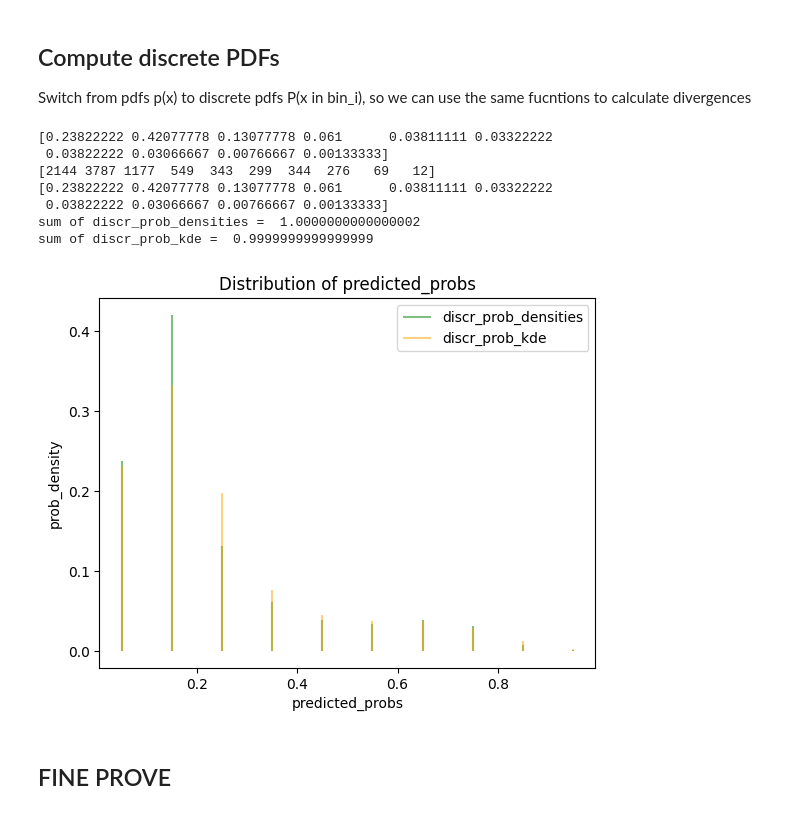
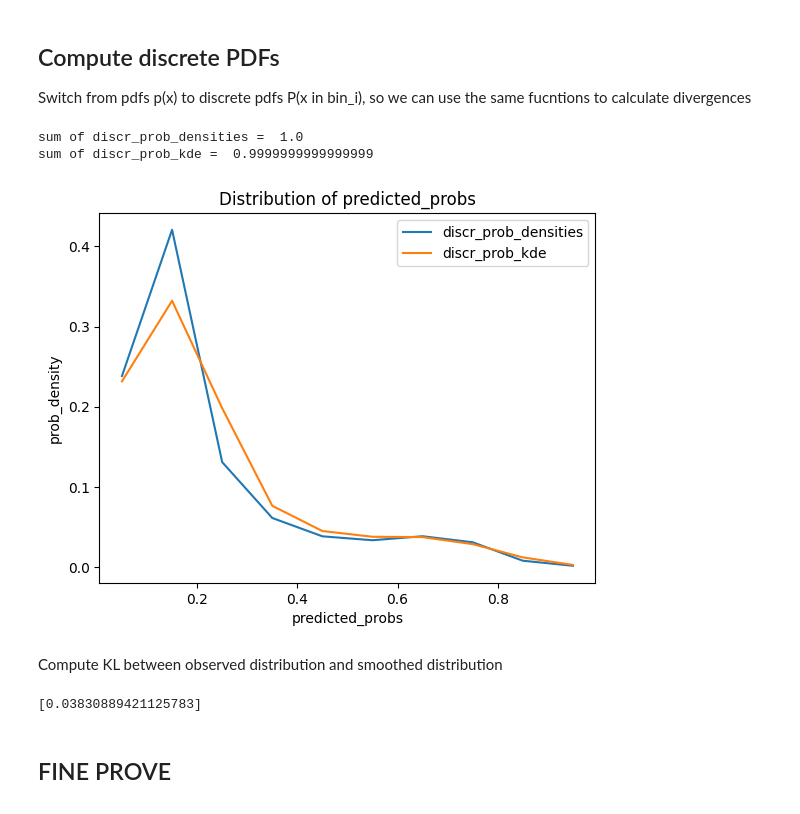
Before and after one commit to DLBD-Department/BRIO_x_Alkemy, a Jupyter notebook: notebooks/test_divergences_with_probabilities.ipynb, the cells around one changed output. Saved outputs shown, nothing was run; the diff lists cells and outputs as text; code cells hidden in the pictures.

```diff
--- a/notebooks/test_divergences_with_probabilities.ipynb
+++ b/notebooks/test_divergences_with_probabilities.ipynb
@@ -131,10 +283,12 @@ There are two common used options
 # %%
+n_bins_kde = 100
+bin_width_kde = (max_range-min_range)/n_bins_kde
 # if kernel ='Gaussian, suggested bandwidth='scott' --> bandwidth = n**(-1./(d+4)), wher n= number of observations, d=number of dimensions (1 in our case, since the only input is predicted_prob)
 # if using kernel='tophat' (rectangular kernel) I suggest bandwidth=bin_width
+#model = KernelDensity(bandwidth=bin_width_kde, kernel='gaussian')
 model = KernelDensity(bandwidth=bin_width, kernel='tophat')
 model.fit(df_with_predictions[['predicted_probs']])
 # compute smoothed prob. densities on the predicted_probs range, on a number of equally distantiated points
-n_bins_kde = n_bins*10
 x_to_predict = np.linspace(min_range, max_range, n_bins_kde)[:, np.newaxis] #dimesion must be the same of the fit input
 prob_kde = np.exp(model.score_samples(x_to_predict))
 
@@ -218,40 +372,51 @@ def discr_kde(bin_edges, x_to_predict, prob_kde):
         dx = end_edge - start_edge
         # Find indices within the range defined by bin edges
         indices = np.where((x_to_predict >= start_edge) & (x_to_predict < end_edge))[0]
         if i == (len(bin_edges) - 2):
             indices = np.where((x_to_predict >= start_edge) & (x_to_predict <= end_edge))[0]
 
         #print(indices)
 
         discr_prob_densities.append(dx*(prob_kde[indices[-1]] + prob_kde[indices[0]])/2)
         #discr_prob_densities.append(dx*np.mean(prob_kde[indices]))
 
     #correction: discrete integration (especially on bins wider than the original ones) could cause the discrete pdf not to sum exactly to one
     discr_prob_densities = np.array(discr_prob_densities)/(np.sum(discr_prob_densities))
     return discr_prob_densities
 
 
 
 discr_prob_kde = discr_kde(bin_edges, x_to_predict[:,0], prob_kde_norm)
 print('sum of discr_prob_kde = ',discr_prob_kde.sum())
 
 
-
 #plot normalized kde, along with the original pdf
 #plt.hist(df_with_predictions['predicted_probs'], bins=n_bins, range=(min_range,max_range), edgecolor='black', density=True, label='original')
-plt.vlines(median_points, ymin=0, ymax=discr_prob_densities, label='discr_prob_densities', color='green', alpha=0.5)
-plt.vlines(median_points, ymin=0, ymax=discr_prob_kde, label='discr_prob_kde', color='orange', alpha=0.5)
+#plt.vlines(median_points, ymin=0, ymax=discr_prob_densities, label='discr_prob_densities', color='green', alpha=0.5)
+#plt.vlines(median_points, ymin=0, ymax=discr_prob_kde, label='discr_prob_kde', color='orange', alpha=0.5)
+plt.plot(median_points,discr_prob_densities, label='discr_prob_densities')
+plt.plot(median_points,discr_prob_kde, label='discr_prob_kde')
 plt.xlabel('predicted_probs')
 plt.ylabel('prob_density')
 plt.title('Distribution of predicted_probs')
 plt.legend()
 plt.show()
 # %% [output]
-[0.23822222 0.42077778 0.13077778 0.061      0.03811111 0.03322222
- 0.03822222 0.03066667 0.00766667 0.00133333]
-[2144 3787 1177  549  343  299  344  276   69   12]
-[0.23822222 0.42077778 0.13077778 0.061      0.03811111 0.03322222
- 0.03822222 0.03066667 0.00766667 0.00133333]
-sum of discr_prob_densities =  1.0000000000000002
+sum of discr_prob_densities =  1.0
 sum of discr_prob_kde =  0.9999999999999999
-[figure, old version]
+[figure, new version]
+# %% [markdown]
+Compute KL between observed distribution and smoothed distribution
+# %%
+ref = [discr_prob_densities]
+obs = [discr_prob_kde]
+n_obs = [400]
+
+bd = FreqVsRefBiasDetector(normalization="D1", adjust_div='no')
+result = bd.compute_distance_from_reference(
+    reference_distribution=ref,
+    observed_distribution=obs,
+    n_obs=n_obs)
+result
+# %% [output]
+[0.03830889421125783]
```
Also changed, not shown: parts of 28 cells of this notebook.
